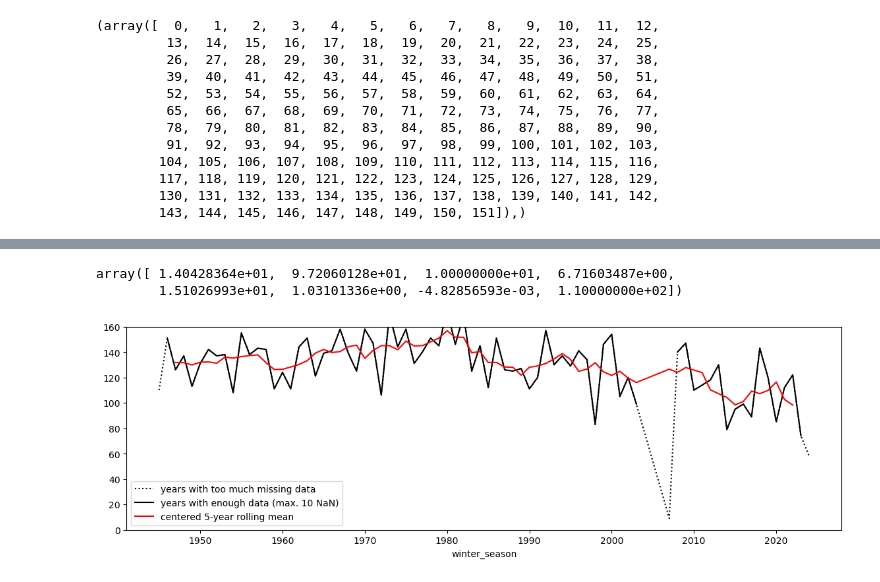
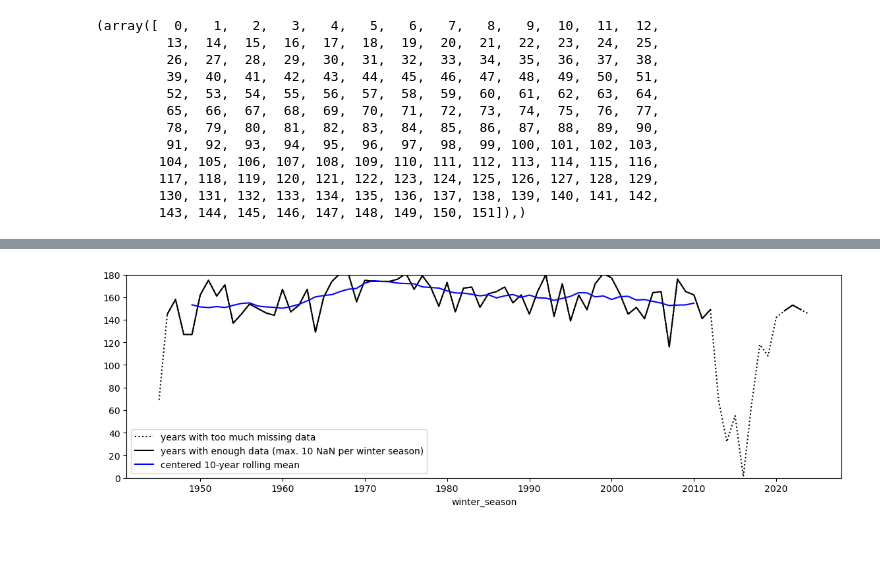
Before and after one commit to cchwala/dwd_snow_data_analysis, a Jupyter notebook: days_with_snow_cover.ipynb, the cells around one changed output, grey strips where cells are left out. Drawn from its saved outputs; the diff is of its cells as text; code cells hidden in the pictures; blank space fills up the shorter version.

```diff
--- a/days_with_snow_cover.ipynb
+++ b/days_with_snow_cover.ipynb
@@ -100,5 +0,0 @@ df['month'] = df.index.month
-# %%
-df['winter_season'] = df.shift(5, freq='M').index.year
-df = df[df.month.isin([11, 12, 1, 2, 3, 4])]
-
-df = df[df.index.year > 1920]
@@ -121,0 +56,3 @@ DatetimeIndex(['1945-01-01 00:00:00+00:00', '1945-01-02 00:00:00+00:00',
+# %%
+station_id = df_metadata[df_metadata.Stationsname.str.contains('Garmisch')].index[0]
+station_id
@@ -122,7 +168,14 @@ DatetimeIndex(['1945-01-01 00:00:00+00:00', '1945-01-02 00:00:00+00:00',
+# %%
+df['month'] = df.index.month
+
+df['winter_season'] = df.shift(5, freq='ME').index.year
+df = df[df.month.isin([11, 12, 1, 2, 3, 4])]
+
+df = df[df.index.year > 1920]
 # %%
 g_list = []
 for winter_season, g in df.groupby(df.winter_season):
-    g['non_nan_values_per_season'] = (~g.value.isna()).sum()
+    g['non_nan_values_per_season'] = (~g.SHK_TAG.isna()).sum()
     #g['month_day'] = range(len(g.index))
     date_range = pd.date_range(f'{winter_season-1}-11-01 00:00:00+00:00', f'{winter_season}-03-31 00:00:00+00:00')
     #g['day_of_winter_season'] = np.where(date_range.isin(g.index))
@@ -155,47 +225,21 @@ df_new.non_nan_values_per_season.plot()
 # %%
-snow_min = 0.01
+snow_min = 1
 
-days_with_snow_cover = (df_new.value >= snow_min).groupby(df_new.winter_season).sum()
+days_with_snow_cover = (df_new.SHK_TAG >= snow_min).groupby(df_new.winter_season).sum()
 winter_season_with_enough_data = df_new.non_nan_values_per_season.groupby(df_new.winter_season).max() > 170
 
-days_with_snow_cover.plot(figsize=(14, 6), c='k', linestyle=':', label='years with too much missing data')
+days_with_snow_cover.plot(figsize=(14, 8), c='k', linestyle=':', label='years with too much missing data')
 
 days_with_snow_cover[~winter_season_with_enough_data] = pd.NA
 
-days_with_snow_cover.plot(c='k', figsize=(14, 4), label='years with enough data (max. 10 NaN)')
-#days_with_snow_cover.rolling(5, center=True, min_periods=4).mean().rolling(3, center=True, min_periods=3).mean().plot(c='r', alpha=1)
-days_with_snow_cover.rolling(5, center=True, min_periods=4).mean().plot(c='r', label='centered 5-year rolling mean')
+days_with_snow_cover.plot(c='k', figsize=(14, 4), label='years with enough data (max. 10 NaN per winter season)')
+#days_with_snow_cover.rolling(5, center=True, min_periods=4).mean().rolling(3, center=True, min_periods=3).mean().plot(c='b', alpha=1)
+#days_with_snow_cover.rolling(5, center=True, min_periods=4).mean().plot(c='b', alpha=1, label='centered 5-year rolling mean')
+#days_with_snow_cover.rolling(7, center=True, min_periods=6).mean().plot(c='b', label='centered 7-year rolling mean')
+days_with_snow_cover.rolling(10, center=True, min_periods=8).mean().plot(c='b', label='centered 10-year rolling mean')
 #days_with_snow_cover.rolling(10, center=True, min_periods=9).mean().plot(c='r', alpha=0.3)
 
 plt.legend()
-plt.ylim(0, 160);
-
-
-from scipy.optimize import curve_fit
-
-def f(year, long_amplitude, long_freq, long_phase, short_amplitude, short_freq, short_phase, trend, offset):
-    x = year * 2 * np.pi
-    y_long = np.sin(x / long_freq + 2 * np.pi * long_phase) * long_amplitude
-    y_short = np.sin(x / short_freq + 2 * np.pi * short_phase) * short_amplitude
-    y = y_long + y_short + offset + x * trend
-    return y
-
-x = np.arange(0, len(days_with_snow_cover))
-y = f(
-    x,
-    long_amplitude=15,
-    long_freq=75,
-    long_phase=0.6,
-    short_amplitude=15,
-    short_freq=14,
-    short_phase=0.1,
-    offset = 110,
-    trend = -0.03,
-)
-#plt.plot(days_with_snow_cover.index, y)
-#plt.plot(days_with_snow_cover.index, f(days_with_snow_cover.index, *popt))
-popt
+plt.ylim(0, 180);
 # %% [output]
-array([ 1.40428364e+01,  9.72060128e+01,  1.00000000e+01,  6.71603487e+00,
-        1.51026993e+01,  1.03101336e+00, -4.82856593e-03,  1.10000000e+02])
-[figure, old version]
+[figure, new version]
```
Also changed, not shown: parts of 33 cells of this notebook.
